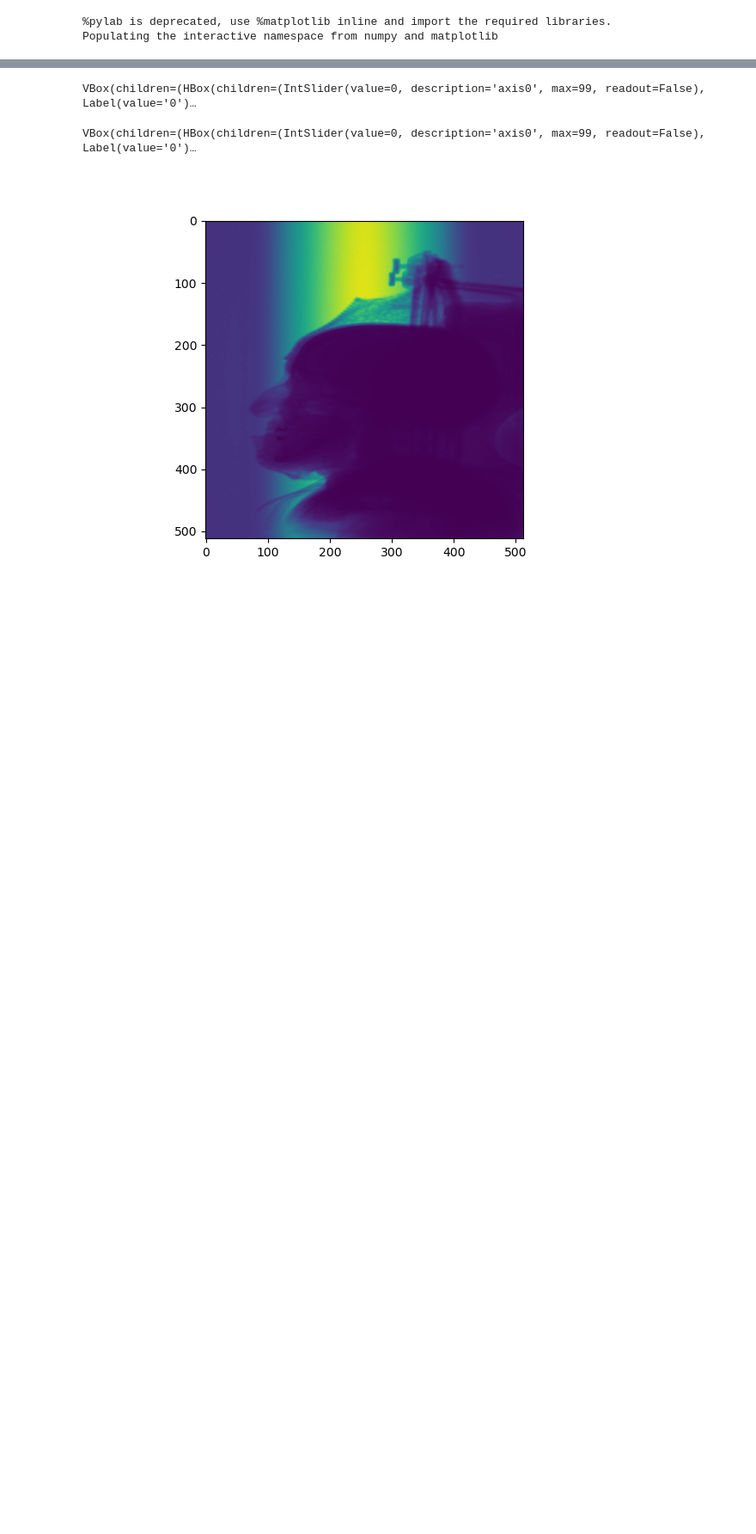
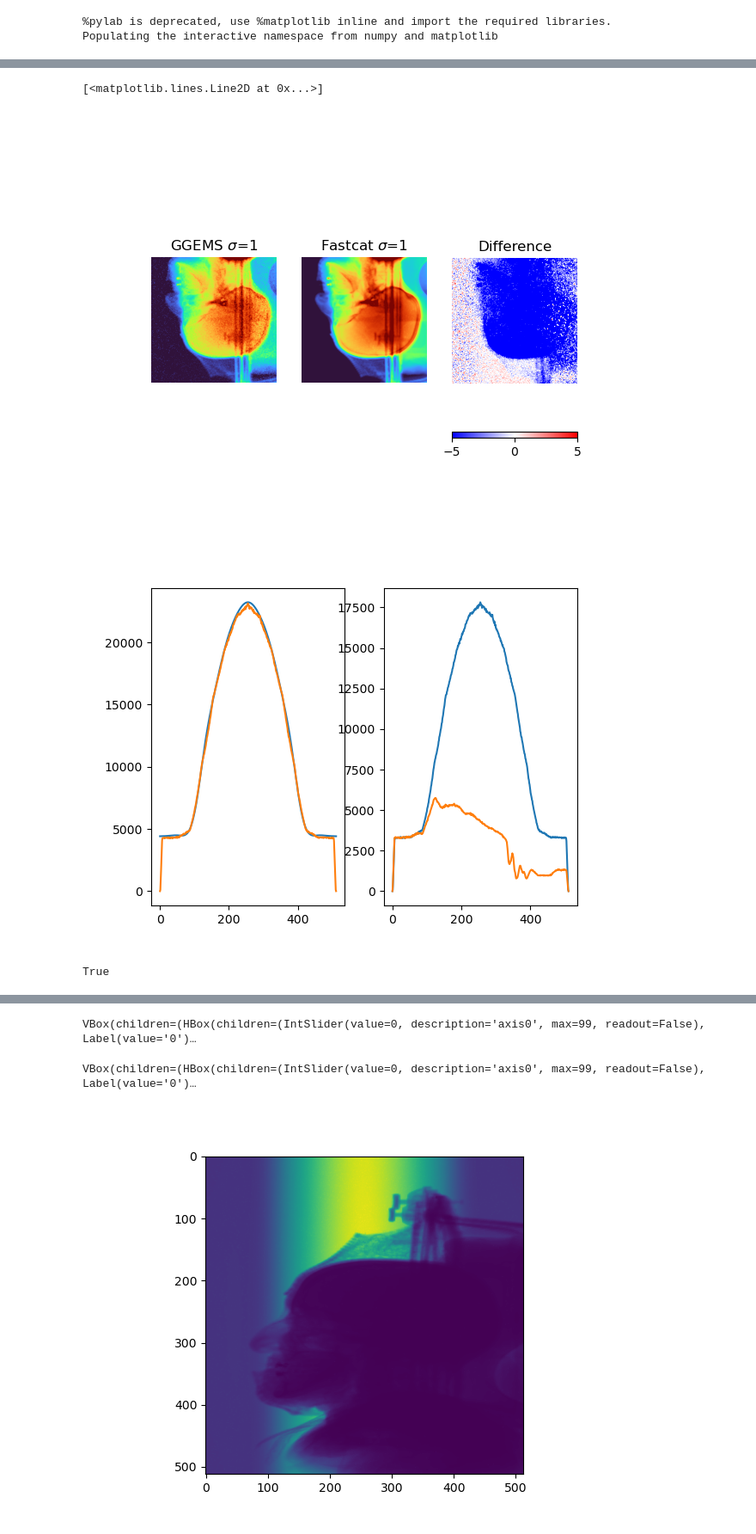
Before and after one commit to jerichooconnell/work-dfci, a Jupyter notebook: 3-jupyter_notebooks_patient/11-initial_patient_redo/2-simulate_from_patient.ipynb, the cells around one changed output, grey strips where cells are left out. Shown at 86% size. Cells and saved outputs as stored; diff of their text form; code cells hidden in the pictures; blank space fills up the shorter version.

```diff
--- a/3-jupyter_notebooks_patient/11-initial_patient_redo/2-simulate_from_patient.ipynb
+++ b/3-jupyter_notebooks_patient/11-initial_patient_redo/2-simulate_from_patient.ipynb
@@ -34,5 +34,5 @@ SchneiderMaterialsWeight23: d=1.9540 g/cm3 ; n=13;
 SchneiderMaterialsWeight24: d=2.4229 g/cm3 ; n=13;
 SchneiderMaterialsWeight25: d=4.5525 g/cm3 ; n=13;
 # %%
-phantom = patient_data.patient_phantom(nrrd_file, 1e8)
+phantom = patient_data.patient_phantom(nrrd_file, 1e10)#, reload=True, sim_num=18)
 # %% [output]
@@ -130,0 +88,2 @@ Reading Materials file.../home/jericho/Software/fastcat/fastcat/data/user_phanto
+# %%
+phantom.run_fastcat(1e10,2)
@@ -130,0 +108,50 @@ Reading Materials file.../home/jericho/Software/fastcat/fastcat/data/user_phanto
+# %%
+import matplotlib.pyplot as plt
+
+plt.figure()
+plt.subplot(131)
+
+from scipy.ndimage import gaussian_filter
+filt_sigma = 1
+int1 = gaussian_filter(phantom.ggems_primary_projections[0],filt_sigma)
+int2 = gaussian_filter(phantom.intensity[0],filt_sigma)
+
+proj1 = -np.log(int1/np.rot90(0.77*phantom.ggems_flood))
+proj2 = -np.log(int2/phantom.flood_field)
+# gaussian blur the projections using scipy ndimage
+
+crop = 20
+
+plt.imshow(proj1[crop:-crop,crop:-crop],cmap='turbo',vmin=0,vmax=4)
+plt.axis('off')
+plt.title(f'GGEMS $\sigma$={filt_sigma}')
+plt.subplot(132)
+plt.imshow(proj2[crop:-crop,crop:-crop],cmap='turbo',vmin=0,vmax=4)
+plt.axis('off')
+plt.title(f'Fastcat $\sigma$={filt_sigma}')
+
+# Plot the difference
+plt.subplot(133)
+diff_1 = 100*(proj1[crop:-crop,crop:-crop]-proj2[crop:-crop,crop:-crop])/4
+plt.axis('off')
+plt.title('Difference')
+plt.imshow(diff_1,cmap='bwr',vmin=-5,vmax=5)
+plt.colorbar(orientation='horizontal')
+
+# plot the mean of the difference image along both axes
+plt.figure()
+plt.subplot(121)
+plt.plot(np.mean(phantom.flood_field,axis=0))
+plt.plot(np.mean(phantom.ggems_flood,axis=1))
+
+plt.subplot(122)
+plt.plot(np.mean(0.77*phantom.ggems_flood,axis=1))
+plt.plot(np.mean(phantom.ggems_primary_projections[0],axis=0))
+# %% [output]
+[<matplotlib.lines.Line2D at 0x...>]
+[figure, added]
+[figure, added]
+# %%
+phantom.nparticles == phantom.nphotons_sim
+# %% [output]
+True
```
Also changed, not shown: parts of 16 cells of this notebook.
